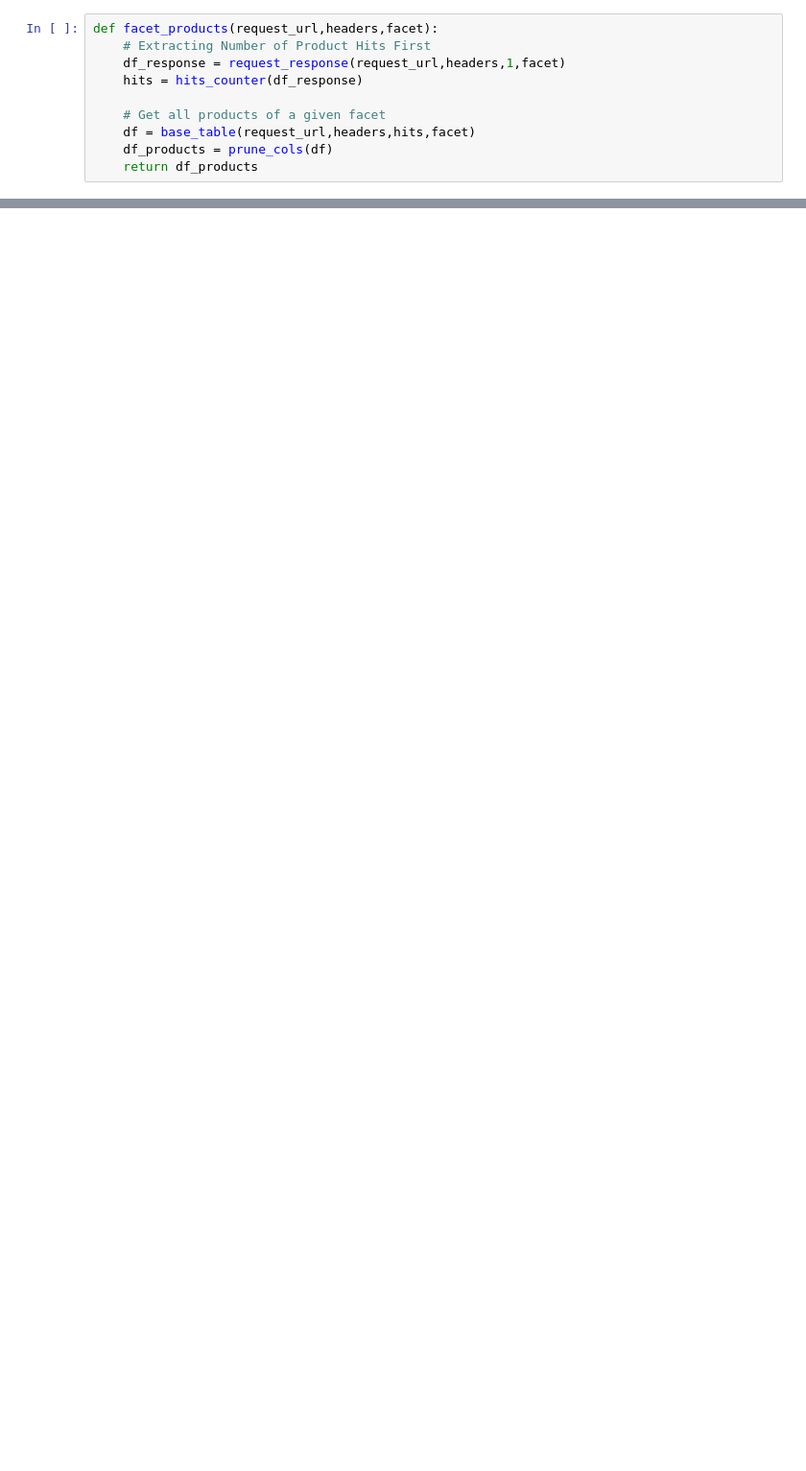
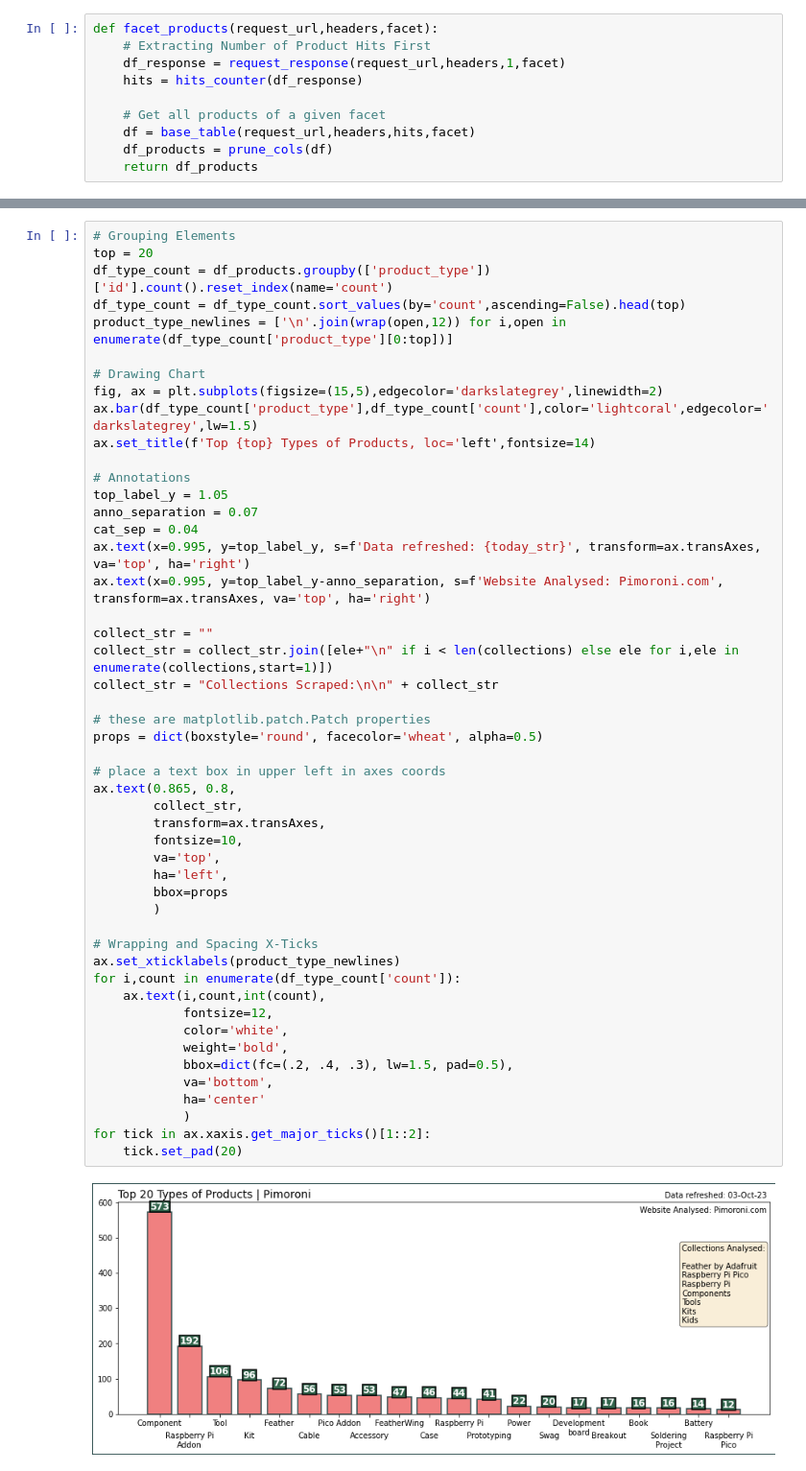
Before and after one commit to Filpill/amazon_scraper, a Jupyter notebook: pimoroni/json_requests.ipynb, the cells around one changed output, grey strips where cells are left out. Shown: that part at 96% size. Cells and saved outputs as stored; diff of their text form; blank space fills up the shorter version.

```diff
--- a/pimoroni/json_requests.ipynb
+++ b/pimoroni/json_requests.ipynb
@@ -141,0 +159,51 @@ df_products.reset_index().drop(columns="index")
+# %%
+# Grouping Elements
+top = 20
+df_type_count = df_products.groupby(['product_type'])['id'].count().reset_index(name='count')
+df_type_count = df_type_count.sort_values(by='count',ascending=False).head(top)
+product_type_newlines = ['\n'.join(wrap(open,12)) for i,open in enumerate(df_type_count['product_type'][0:top])]
+
+# Drawing Chart
+fig, ax = plt.subplots(figsize=(15,5),edgecolor='darkslategrey',linewidth=2)
+ax.bar(df_type_count['product_type'],df_type_count['count'],color='lightcoral',edgecolor='darkslategrey',lw=1.5)
+ax.set_title(f'Top {top} Types of Products, loc='left',fontsize=14)
+
+# Annotations
+top_label_y = 1.05
+anno_separation = 0.07
+cat_sep = 0.04
+ax.text(x=0.995, y=top_label_y, s=f'Data refreshed: {today_str}', transform=ax.transAxes, va='top', ha='right')
+ax.text(x=0.995, y=top_label_y-anno_separation, s=f'Website Analysed: Pimoroni.com', transform=ax.transAxes, va='top', ha='right')
+
+collect_str = ""
+collect_str = collect_str.join([ele+"\n" if i < len(collections) else ele for i,ele in enumerate(collections,start=1)])
+collect_str = "Collections Scraped:\n\n" + collect_str
+
+# these are matplotlib.patch.Patch properties
+props = dict(boxstyle='round', facecolor='wheat', alpha=0.5)
+
+# place a text box in upper left in axes coords
+ax.text(0.865, 0.8,
+        collect_str,
+        transform=ax.transAxes,
+        fontsize=10,
+        va='top',
+        ha='left',
+        bbox=props
+        )
+
+# Wrapping and Spacing X-Ticks
+ax.set_xticklabels(product_type_newlines)
+for i,count in enumerate(df_type_count['count']):
+    ax.text(i,count,int(count),
+            fontsize=12,
+            color='white',
+            weight='bold',
+            bbox=dict(fc=(.2, .4, .3), lw=1.5, pad=0.5),
+            va='bottom',
+            ha='center'
+            )
+for tick in ax.xaxis.get_major_ticks()[1::2]:
+    tick.set_pad(20)
+# %% [output]
+[figure, added]
```
Also changed, not shown: parts of 15 cells of this notebook.
